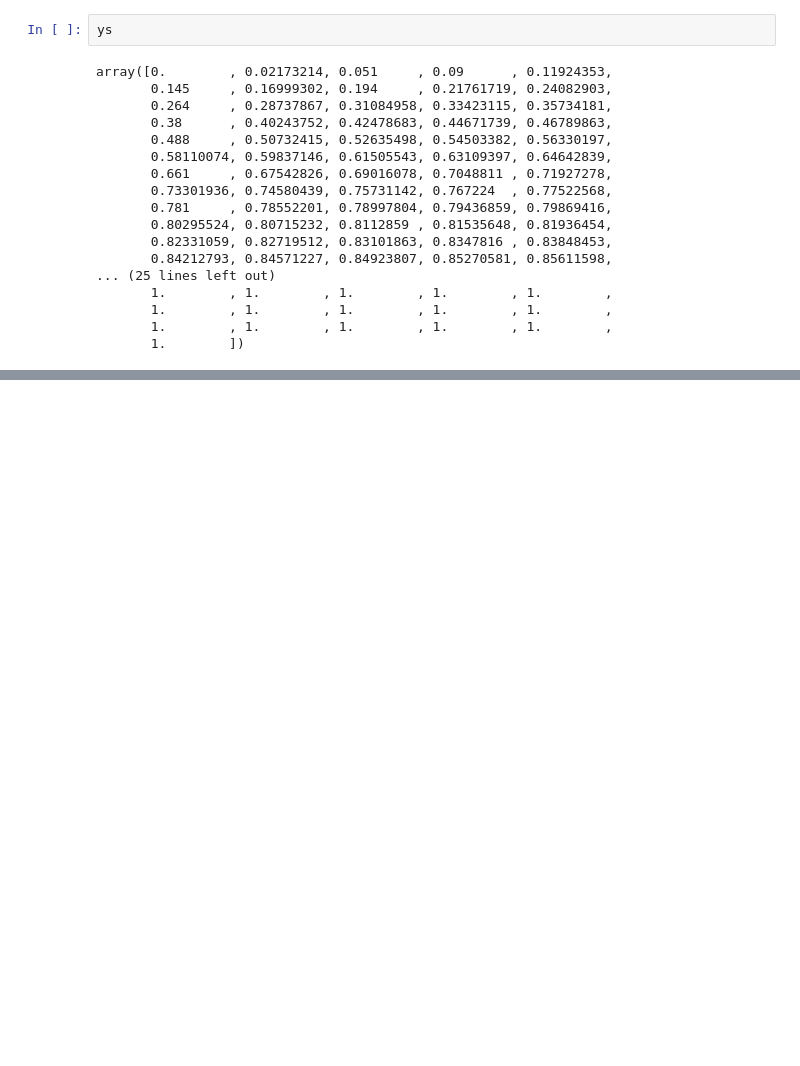
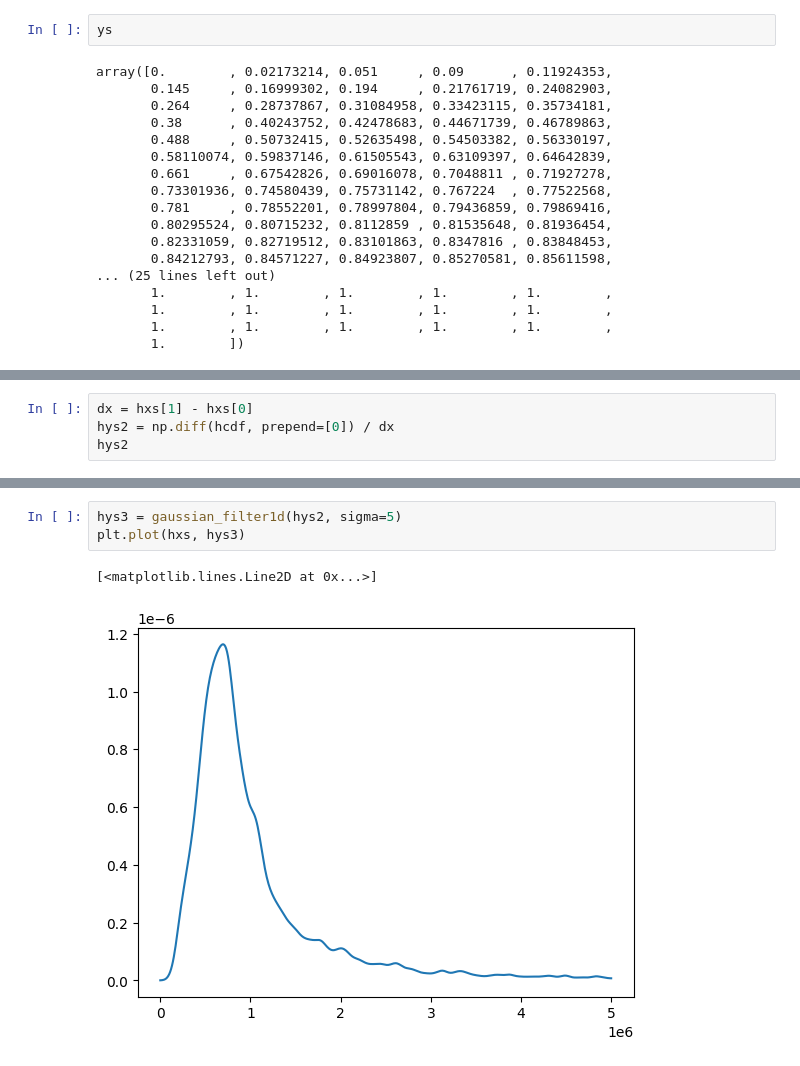
Before and after one commit to boston-price-dynamics/fp2, a Jupyter notebook: preprocess_data/interpolate_incomes.ipynb, the cells around one changed output, grey strips where cells are left out. Drawn from its saved outputs; the diff is of its cells as text; blank space fills up the shorter version.

```diff
--- a/preprocess_data/interpolate_incomes.ipynb
+++ b/preprocess_data/interpolate_incomes.ipynb
@@ -100,0 +153,4 @@ array([0.        , 0.02173214, 0.051     , 0.09      , 0.11924353,
+# %%
+dx = hxs[1] - hxs[0]
+hys2 = np.diff(hcdf, prepend=[0]) / dx
+hys2
@@ -100,0 +175,6 @@ array([0.        , 0.02173214, 0.051     , 0.09      , 0.11924353,
+# %%
+hys3 = gaussian_filter1d(hys2, sigma=5)
+plt.plot(hxs, hys3)
+# %% [output]
+[<matplotlib.lines.Line2D at 0x...>]
+[figure, added]
```
Also changed, not shown: parts of 9 cells of this notebook, 2 other files.
